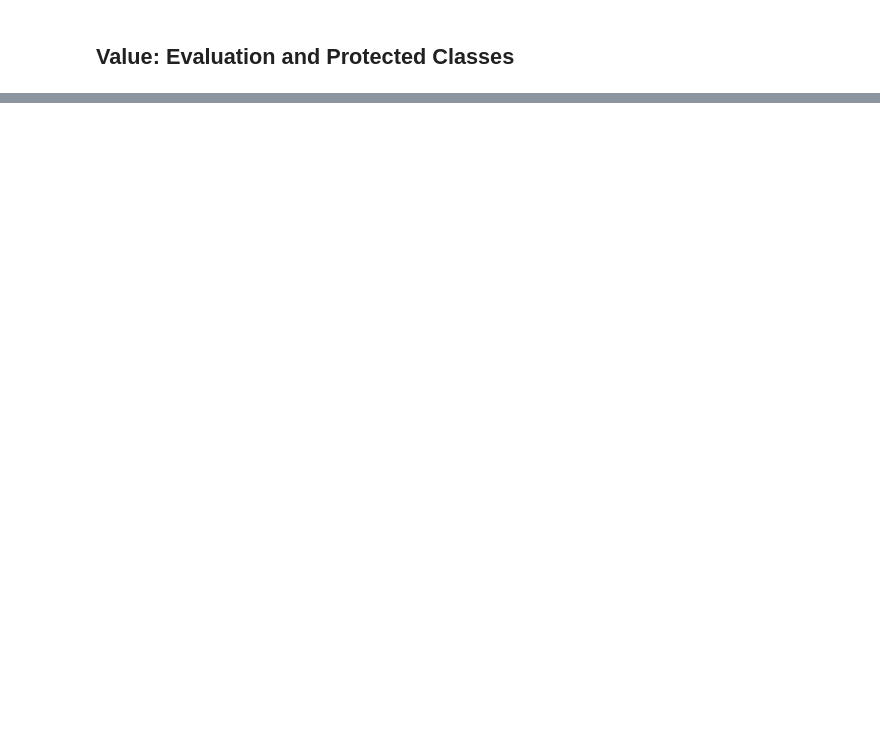
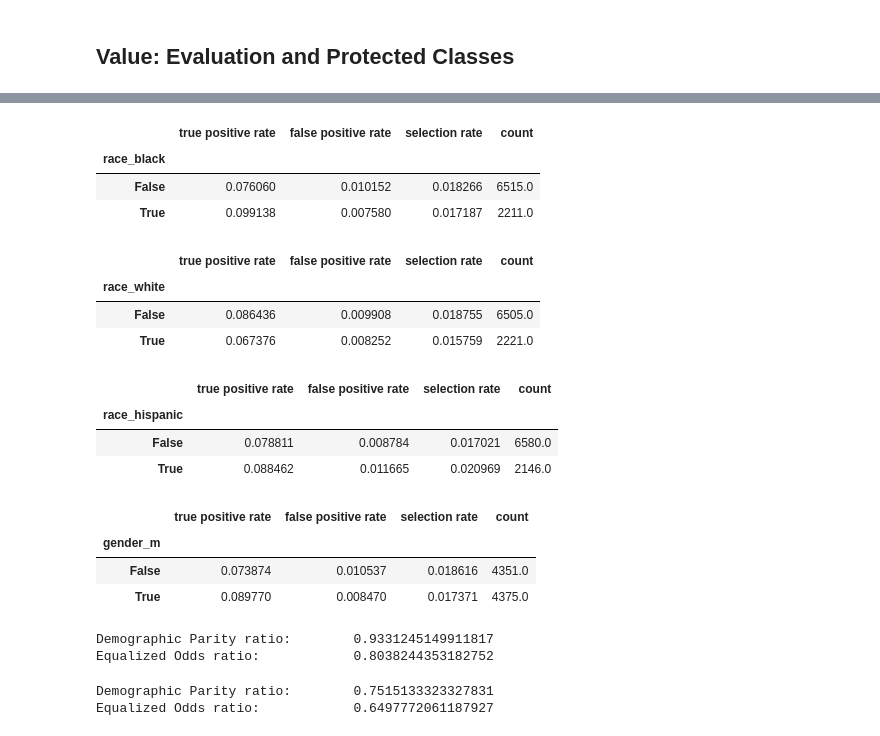
Before and after one commit to meltydreams/ds1001_final, a Jupyter notebook: ds1001_final/notebooks/Final_Project_Notebook.ipynb, the cells around one changed output, grey strips where cells are left out. Cells and saved outputs as stored; diff of their text form; code cells hidden in the pictures; blank space fills up the shorter version.

```diff
--- a/ds1001_final/notebooks/Final_Project_Notebook.ipynb
+++ b/ds1001_final/notebooks/Final_Project_Notebook.ipynb
@@ -178,7 +216,7 @@ print(f'Target Prevalence: {target_prevalence}')
 # %%
 # Divide the dataset into features and target
-target = bank_final['TargetVariable']  # Replace 'TargetVariable' with your actual target column name and bank_final with your dataframe name
-features = bank_final.drop(columns=['TargetVariable']) # Drop the target column from features
+target = bank_final['signed up']  # Replace 'signed up' with your actual target column name and bank_final with your dataframe name
+features = bank_final.drop(columns=['signed up']) # Drop the target column from features
 # %%
 X_train, X_test, y_train, y_test = train_test_split(features, target, test_size=0.2, random_state=42)
 # %%
@@ -187,7 +225,7 @@ X_train, X_test, y_train, y_test = train_test_split(features, target, test_size=
 accuracy_results = {}
 
 # Replace x with your desired range values, explain what is happening in this loop
-for k in range(x, x):
+for k in range(3, 23, 2):
     knn_model = KNeighborsClassifier(n_neighbors=k)
     knn_model.fit(X_train, y_train)
     accuracy = knn_model.score(X_test, y_test)
@@ -205,7 +245,7 @@ plt.show()
 # %%
 # using the hyperparameter k that gave the best accuracy, rerun the model and generate
 # predictions on the test set. Explain why you choose this k value.
-best_k = 'xx'  # Replace 'xx' with the best k value found
+best_k = 9  # Replace 'xx' with the best k value found
 knn_model = KNeighborsClassifier(n_neighbors=best_k)
 knn_model.fit(X_train, y_train)
 y_pred = knn_model.predict(X_test)
@@ -235,7 +277,7 @@ mf_race = MetricFrame(
     metrics=my_metrics,
     y_true=y_test,
     y_pred=y_pred,
-    sensitive_features=X_test["xx1"]  # Replace with your first protected class
+    sensitive_features=X_test["race_black"]  # Replace with your first protected class
 )
 
 # Construct a MetricFrame for gender
@@ -243,14 +285,40 @@ mf_gender = MetricFrame(
     metrics=my_metrics,
     y_true=y_test,
     y_pred=y_pred,
-    sensitive_features=X_test["xx2"]  # Replace second protected class
+    sensitive_features=X_test["gender_m"]  # Replace second protected class
 )
 # %%
 mf_race.by_group #What do the results show? Change the mf_race with each subgroup and report the findings. This means
 # you should run this cell multiple times, once for each of the levels in the race variable.
+# %% [output]
+|  | true positive rate | false positive rate | selection rate | count |
+| race_black |  |  |  |  |
+| False | 0.076060 | 0.010152 | 0.018266 | 6515.0 |
+| True | 0.099138 | 0.007580 | 0.017187 | 2211.0 |
+# %%
+mf_race.by_group #What do the results show? Change the mf_race with each subgroup and report the findings. This means
+# you should run this cell multiple times, once for each of the levels in the race variable.
+# %% [output]
+|  | true positive rate | false positive rate | selection rate | count |
+| race_white |  |  |  |  |
+| False | 0.086436 | 0.009908 | 0.018755 | 6505.0 |
+| True | 0.067376 | 0.008252 | 0.015759 | 2221.0 |
+# %%
+mf_race.by_group #What do the results show? Change the mf_race with each subgroup and report the findings. This means
+# you should run this cell multiple times, once for each of the levels in the race variable.
+# %% [output]
+|  | true positive rate | false positive rate | selection rate | count |
+| race_hispanic |  |  |  |  |
+| False | 0.078811 | 0.008784 | 0.017021 | 6580.0 |
+| True | 0.088462 | 0.011665 | 0.020969 | 2146.0 |
 # %%
 mf_gender.by_group #What do the results show? There's only two groups here so we don't need to change anything.
 # in the metric frame.
+# %% [output]
+|  | true positive rate | false positive rate | selection rate | count |
+| gender_m |  |  |  |  |
+| False | 0.073874 | 0.010537 | 0.018616 | 4351.0 |
+| True | 0.089770 | 0.008470 | 0.017371 | 4375.0 |
 # %%
 # Derived fairness metrics. Be sure you understand the scale and meaning of these. Here we are calculating the
 # two fairness ratios using the gender_m feature, which is bi-variate. What do the results show, is the model more or
@@ -261,6 +329,9 @@ print("Demographic Parity ratio:\t", dpr_gender)
 
 eodds_gender = fairlearn.metrics.equalized_odds_ratio(y_test, y_pred, sensitive_features=X_test['gender_m'])
 print("Equalized Odds ratio:\t\t", eodds_gender)
+# %% [output]
+Demographic Parity ratio:        0.9331245149911817
+Equalized Odds ratio:            0.8038244353182752
 # %%
 # Derived fairness metrics. Be sure you understand the scale and meaning of these. Here we are calculating the
 # the same features above only using a filtered search to pull in all the possibilities of features
@@ -271,6 +342,9 @@ print("Demographic Parity ratio:\t", dpr_race)
 
 eodds_race = fairlearn.metrics.equalized_odds_ratio(y_test, y_pred, sensitive_features=X_test.filter(regex="race.*"))
 print("Equalized Odds ratio:\t\t", eodds_race)
+# %% [output]
+Demographic Parity ratio:        0.7515133323327831
+Equalized Odds ratio:            0.6497772061187927
 # %%
 #Optional code to add, commit, and push changes to your GitHub repository
 !git add .
```
Also changed, not shown: parts of 11 cells of this notebook.
